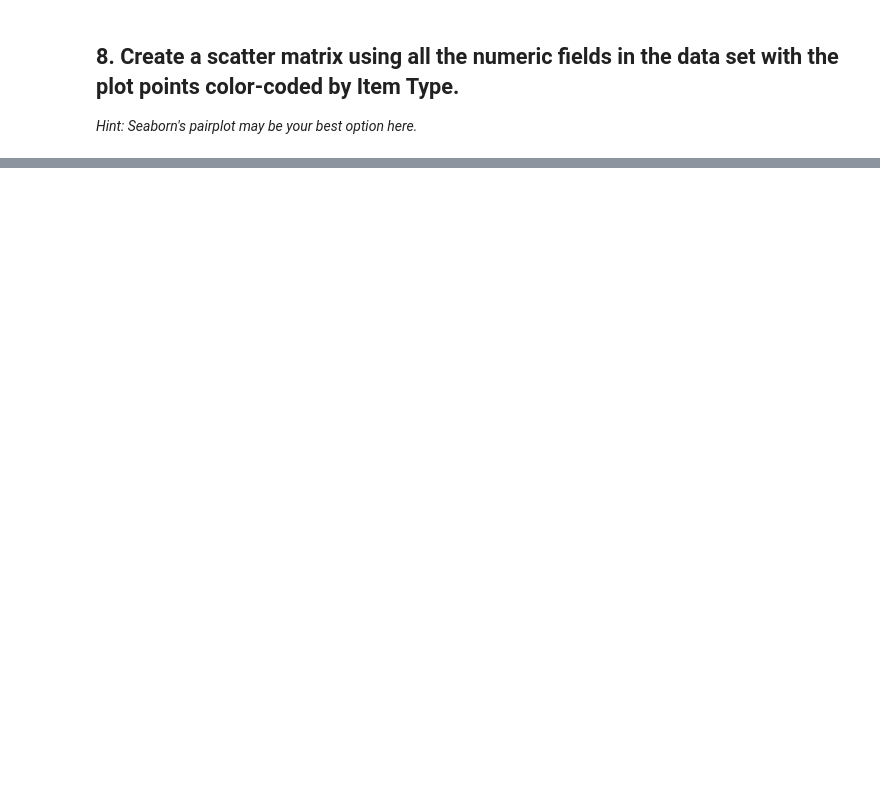
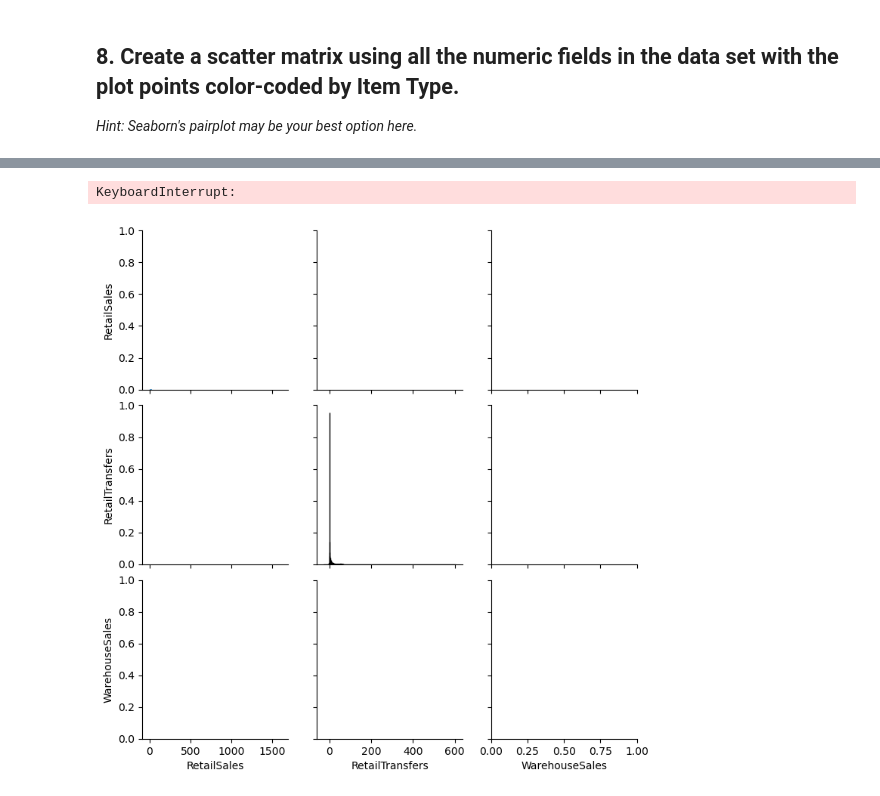
Before and after one commit to marciafof/DAFT_0116_OTALORAMarcia, a Jupyter notebook: module_2/Lab_2_ Plotting-Multiple-Data-Series/main.ipynb, the cells around one changed output, grey strips where cells are left out. Cells and saved outputs as stored; diff of their text form; code cells hidden in the pictures; blank space fills up the shorter version.

Commit message:
COMPLETED but problems with Pairplot from seaborn (last question)

```diff
--- a/module_2/Lab_2_ Plotting-Multiple-Data-Series/main.ipynb
+++ b/module_2/Lab_2_ Plotting-Multiple-Data-Series/main.ipynb
@@ -175,0 +190,10 @@ ax.set_xticklabels(labels=x_dates, rotation=45, ha='right')
+# %%
+plot_data=data[["ItemType","RetailSales","RetailTransfers","WarehouseSales"]]
+for col in plot_data.columns:
+    if col!= "ItemType":
+        plot_data[col] = plot_data[col].astype(float)
+plot_data.head()
+sns.pairplot(plot_data,diag_kind="hist")
+# %% [output]
+KeyboardInterrupt:
+[figure, added]
```
Also changed, not shown: parts of 3 cells of this notebook.
